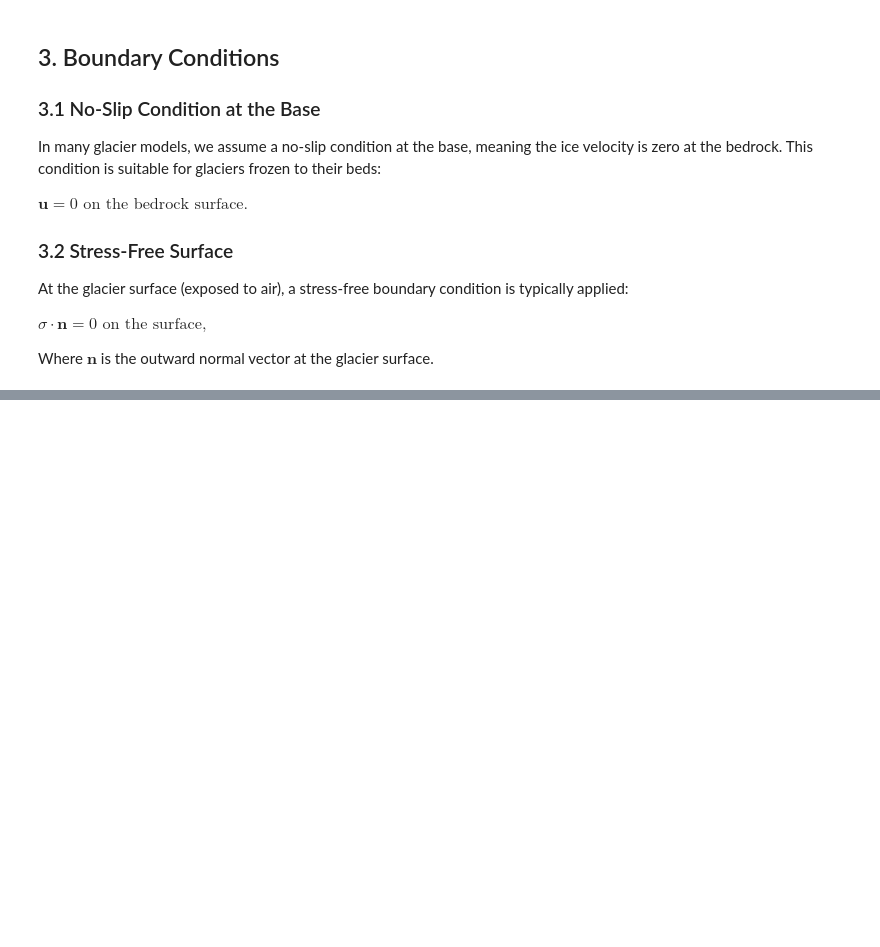
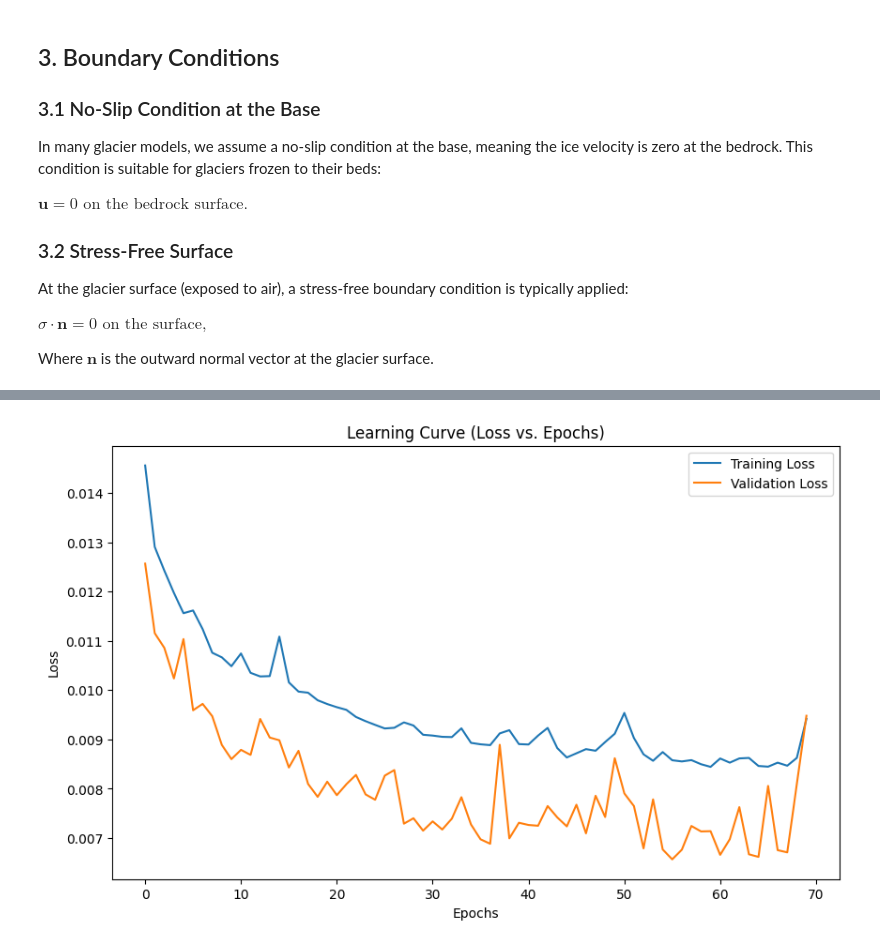
Before and after one commit to tbeucler/2024_MLEES_Ebook, a Jupyter notebook: Kejdi/10_Hybrd_Models.ipynb, the cells around one changed output, grey strips where cells are left out. Saved outputs shown, nothing was run; the diff lists cells and outputs as text; code cells hidden in the pictures; blank space fills up the shorter version.

```diff
--- a/Kejdi/10_Hybrd_Models.ipynb
+++ b/Kejdi/10_Hybrd_Models.ipynb
@@ -251,0 +472,19 @@ where $N_x, N_y$ are the dimensions in x and y axis.
+# %%
+# Split index for 90-10 split
+split_idx = int(0.9 * inputs_scaled.shape[0])
+
+# Train-test split for inputs
+X_train = inputs_scaled[:split_idx, :, :, :]
+X_test = inputs_scaled[split_idx:, :, :, :]
+
+# Train-test split for outputs
+y_train = outputs_scaled[:split_idx, :, :, :]
+y_test = outputs_scaled[split_idx:, :, :, :]
+
+# Apply data augmentation
+X_train_aug, y_train_aug = augment_data(X_train, y_train)
+# Check shapes
+print(f"X_train shape: {X_train_aug.shape}")
+print(f"y_train shape: {y_train_aug.shape}")
+print(f"X_test shape: {X_test.shape}")
+print(f"y_test shape: {y_test.shape}")
@@ -251,0 +496,8 @@ where $N_x, N_y$ are the dimensions in x and y axis.
+# %%
+if train_mode:
+# Train the model
+    history = model.fit(X_train, y_train, batch_size=8, epochs=70, validation_data=(X_test, y_test))
+    # Save the trained model to a file
+    model.save('glacier_flow_model.h5')
+else:
+    model = load_model('glacier_flow_model.h5')
@@ -251,0 +522,20 @@ where $N_x, N_y$ are the dimensions in x and y axis.
+# %%
+# Step 3: Plot the learning curves for training and validation loss
+plt.figure(figsize=(10, 6))
+
+# Plot training loss
+plt.plot(history.history['loss'], label='Training Loss')
+
+# Plot validation loss
+plt.plot(history.history['val_loss'], label='Validation Loss')
+
+# Add labels and legend
+plt.title('Learning Curve (Loss vs. Epochs)')
+plt.xlabel('Epochs')
+plt.ylabel('Loss')
+plt.legend(loc='upper right')
+plt.savefig("Lr.png")
+# Show plot
+plt.show()
+# %% [output]
+[figure, added]
```
Also changed, not shown: parts of 24 cells of this notebook, 6 other files.
